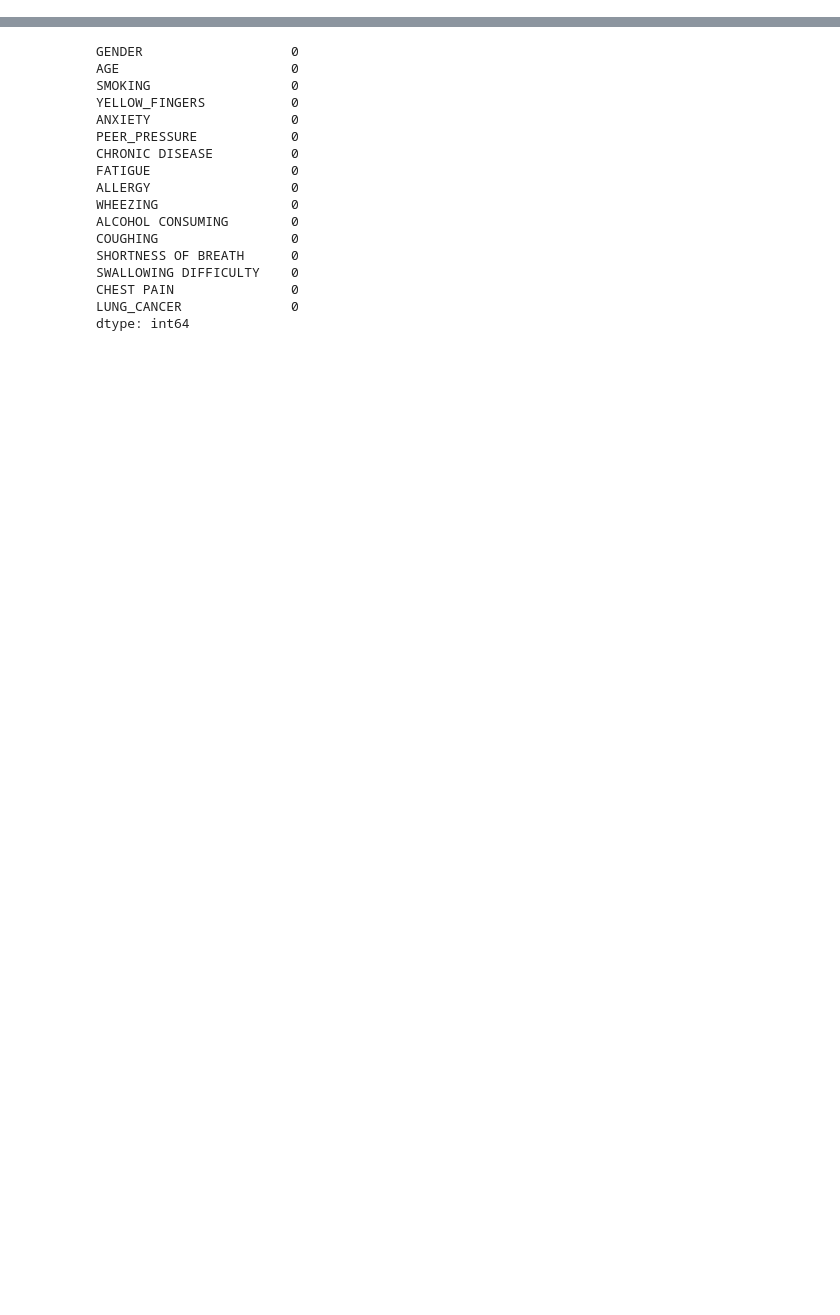
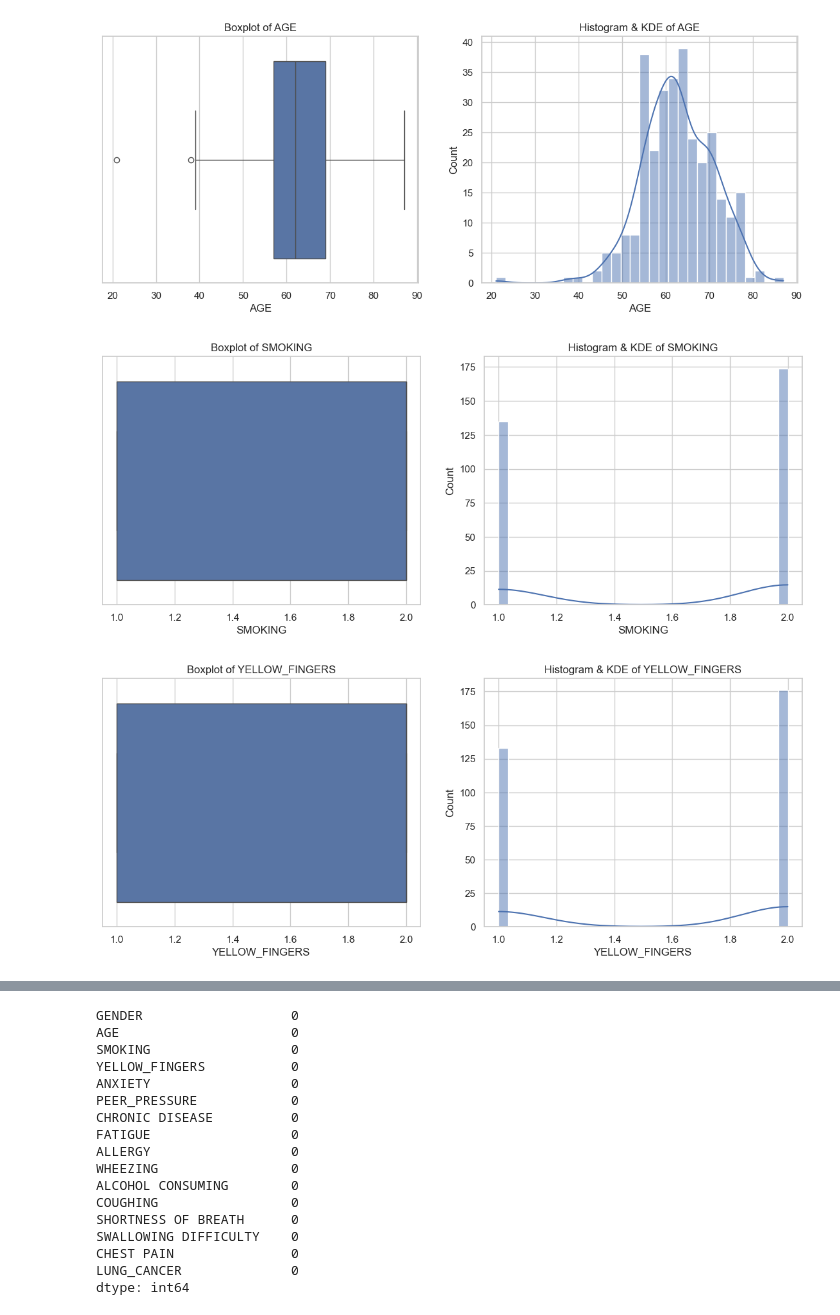
Before and after one commit to Frisk516/Lung_cancer_MLModel, a Jupyter notebook: model.ipynb, the cells around one changed output, grey strips where cells are left out. Cells and saved outputs as stored; diff of their text form; code cells hidden in the pictures; blank space fills up the shorter version.

Commit message:
made use of graphical reoresentation

```diff
--- a/model.ipynb
+++ b/model.ipynb
@@ -43,3 +43,26 @@ logging.info("Data imported successfully")
 #separating numerical and categorical data
 numerical_data=df.select_dtypes(exclude=object)
 categorial_data=df.select_dtypes(include=object)
+# %%
+# Set plot style
+sns.set(style="whitegrid")
+
+# Plot boxplots and bell curves for each numerical feature
+for col in numerical_data.columns:
+    plt.figure(figsize=(14, 5))
+
+    # Boxplot (shows outliers as points beyond whiskers)
+    plt.subplot(1, 2, 1)
+    sns.boxplot(x=df[col])
+    plt.title(f'Boxplot of {col}')
+
+    # Bell curve: histogram + KDE (to check distribution shape)
+    plt.subplot(1, 2, 2)
+    sns.histplot(df[col], kde=True, bins=30)
+    plt.title(f'Histogram & KDE of {col}')
+
+    plt.show()
+# %% [output]
+[figure, added]
+[figure, added]
+[figure, added]
```
Also changed, not shown: parts of 2 cells of this notebook, 1 other file.
